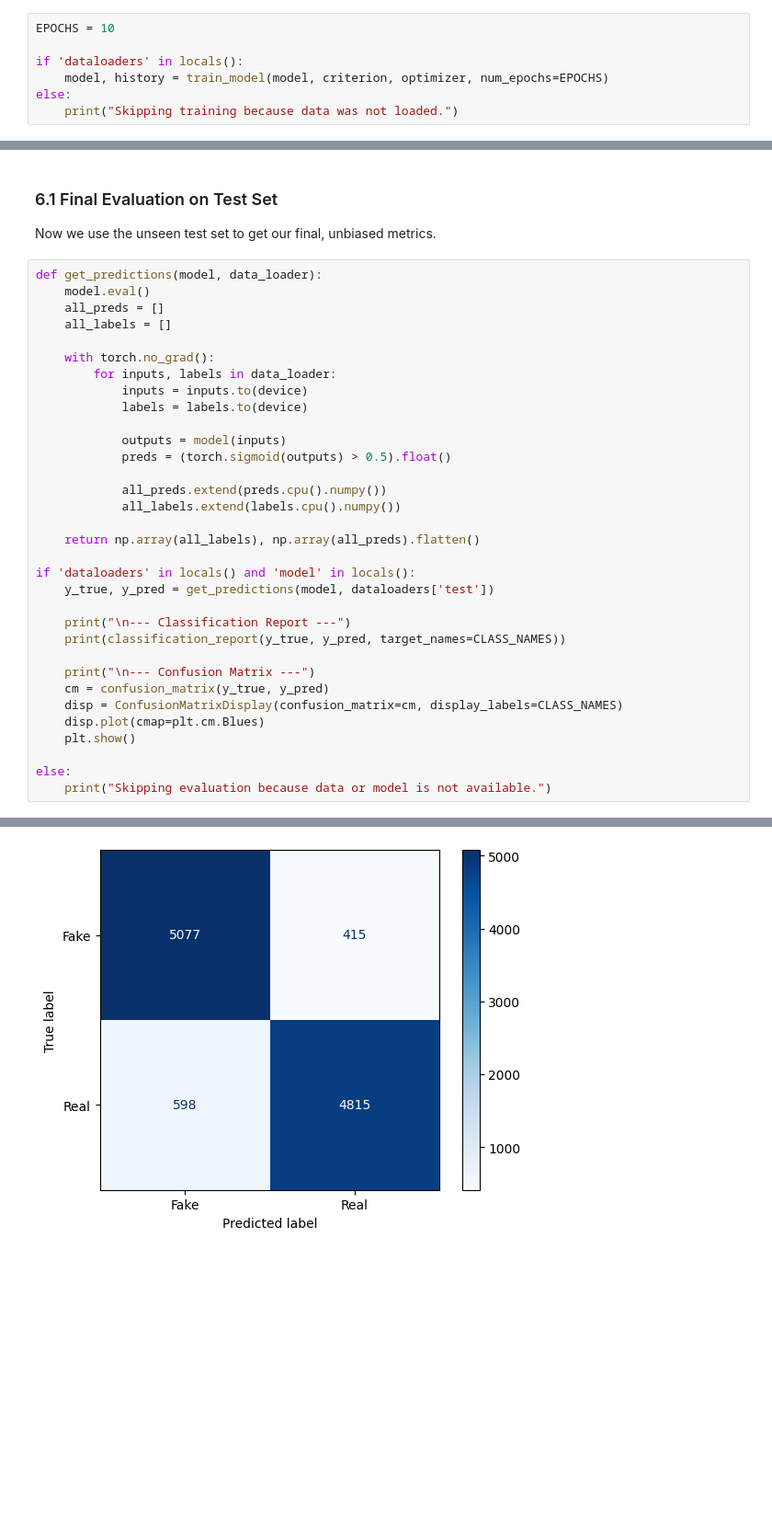
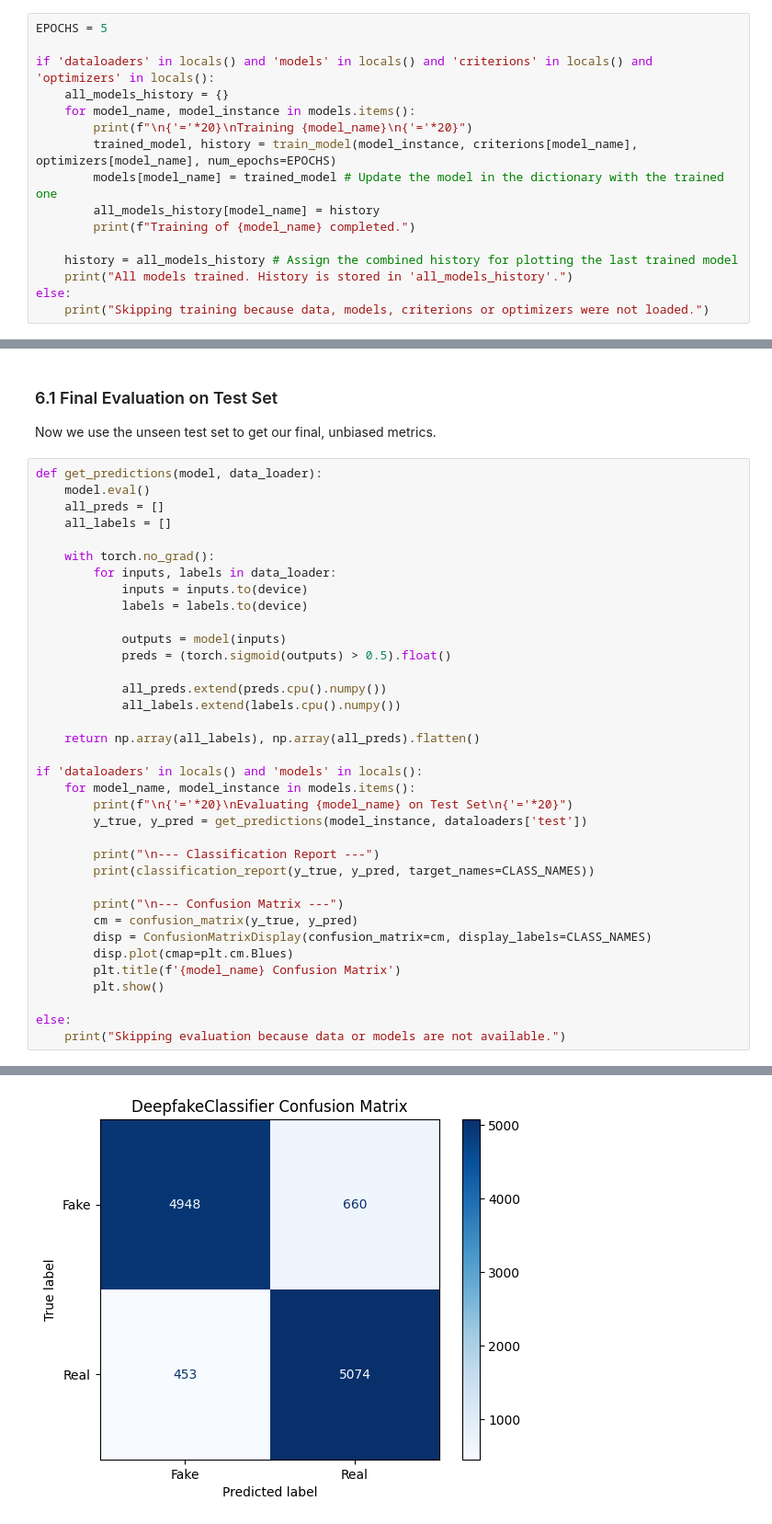
Before and after one commit to sohaibahmed7/deepfake-detection, a Jupyter notebook: deepfake_detection.ipynb, the cells around one changed output, grey strips where cells are left out. Shown: that part at 92% size. Saved outputs shown, nothing was run; the diff lists cells and outputs as text; blank space fills up the shorter version.

Commit message:
Deepfake detection final report notebook

```diff
--- a/deepfake_detection.ipynb
+++ b/deepfake_detection.ipynb
@@ -242,10 +440,19 @@ def train_model(model, criterion, optimizer, num_epochs=10):
     model.load_state_dict(best_model)
     return model, history
 # %%
-EPOCHS = 10
+EPOCHS = 5
 
-if 'dataloaders' in locals():
-    model, history = train_model(model, criterion, optimizer, num_epochs=EPOCHS)
+if 'dataloaders' in locals() and 'models' in locals() and 'criterions' in locals() and 'optimizers' in locals():
+    all_models_history = {}
+    for model_name, model_instance in models.items():
+        print(f"\n{'='*20}\nTraining {model_name}\n{'='*20}")
+        trained_model, history = train_model(model_instance, criterions[model_name], optimizers[model_name], num_epochs=EPOCHS)
+        models[model_name] = trained_model # Update the model in the dictionary with the trained one
+        all_models_history[model_name] = history
+        print(f"Training of {model_name} completed.")
+
+    history = all_models_history # Assign the combined history for plotting the last trained model
+    print("All models trained. History is stored in 'all_models_history'.")
 else:
-    print("Skipping training because data was not loaded.")
+    print("Skipping training because data, models, criterions or optimizers were not loaded.")
 # %% [output]
@@ -320,18 +532,21 @@ def get_predictions(model, data_loader):
 
     return np.array(all_labels), np.array(all_preds).flatten()
 
-if 'dataloaders' in locals() and 'model' in locals():
-    y_true, y_pred = get_predictions(model, dataloaders['test'])
+if 'dataloaders' in locals() and 'models' in locals():
+    for model_name, model_instance in models.items():
+        print(f"\n{'='*20}\nEvaluating {model_name} on Test Set\n{'='*20}")
+        y_true, y_pred = get_predictions(model_instance, dataloaders['test'])
 
-    print("\n--- Classification Report ---")
-    print(classification_report(y_true, y_pred, target_names=CLASS_NAMES))
+        print("\n--- Classification Report ---")
+        print(classification_report(y_true, y_pred, target_names=CLASS_NAMES))
 
-    print("\n--- Confusion Matrix ---")
-    cm = confusion_matrix(y_true, y_pred)
-    disp = ConfusionMatrixDisplay(confusion_matrix=cm, display_labels=CLASS_NAMES)
-    disp.plot(cmap=plt.cm.Blues)
-    plt.show()
+        print("\n--- Confusion Matrix ---")
+        cm = confusion_matrix(y_true, y_pred)
+        disp = ConfusionMatrixDisplay(confusion_matrix=cm, display_labels=CLASS_NAMES)
+        disp.plot(cmap=plt.cm.Blues)
+        plt.title(f'{model_name} Confusion Matrix')
+        plt.show()
 
 else:
-    print("Skipping evaluation because data or model is not available.")
+    print("Skipping evaluation because data or models are not available.")
 # %% [output]
@@ -347,4 +566,4 @@ weighted avg       0.91      0.91      0.91     10905
 
 
 --- Confusion Matrix ---
-[figure, old version]
+[figure, new version]
```
Also changed, not shown: parts of 14 cells of this notebook.
